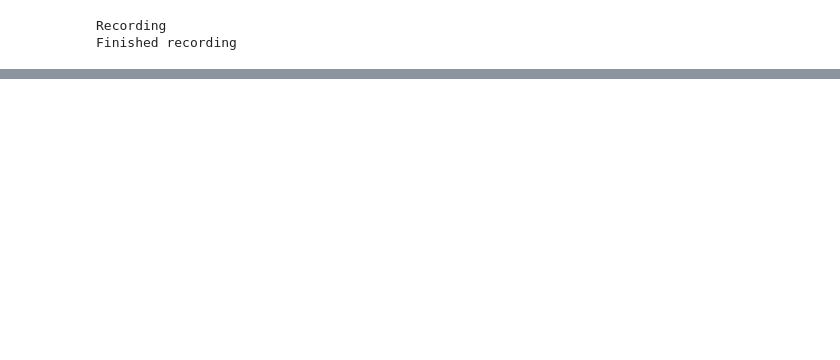
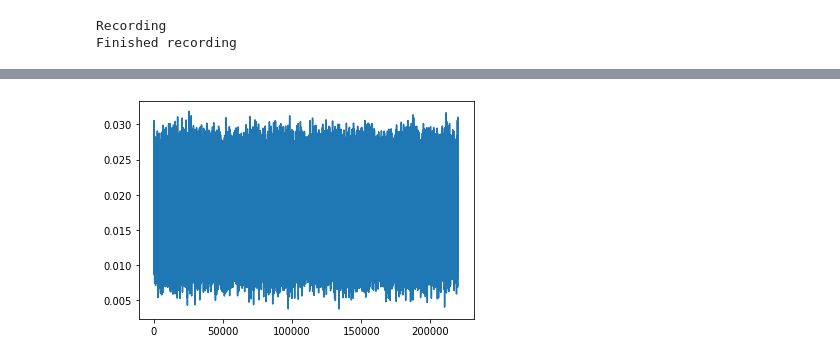
Before and after one commit to adamg-97/GF3-audio-modem, a Jupyter notebook: power_density_spectrum.ipynb, the cells around one changed output, grey strips where cells are left out. Cells and saved outputs as stored; diff of their text form; code cells hidden in the pictures; blank space fills up the shorter version.

```diff
--- a/power_density_spectrum.ipynb
+++ b/power_density_spectrum.ipynb
@@ -90,0 +102,7 @@ plt.show()
+# %%
+plt.figure(2)
+plt.plot(time, abs(impulse_response))
+plt.savefig('Channel Impulse Response')
+plt.show()
+# %% [output]
+[figure, added]
```
Also changed, not shown: parts of 6 cells of this notebook, 1 other file.
